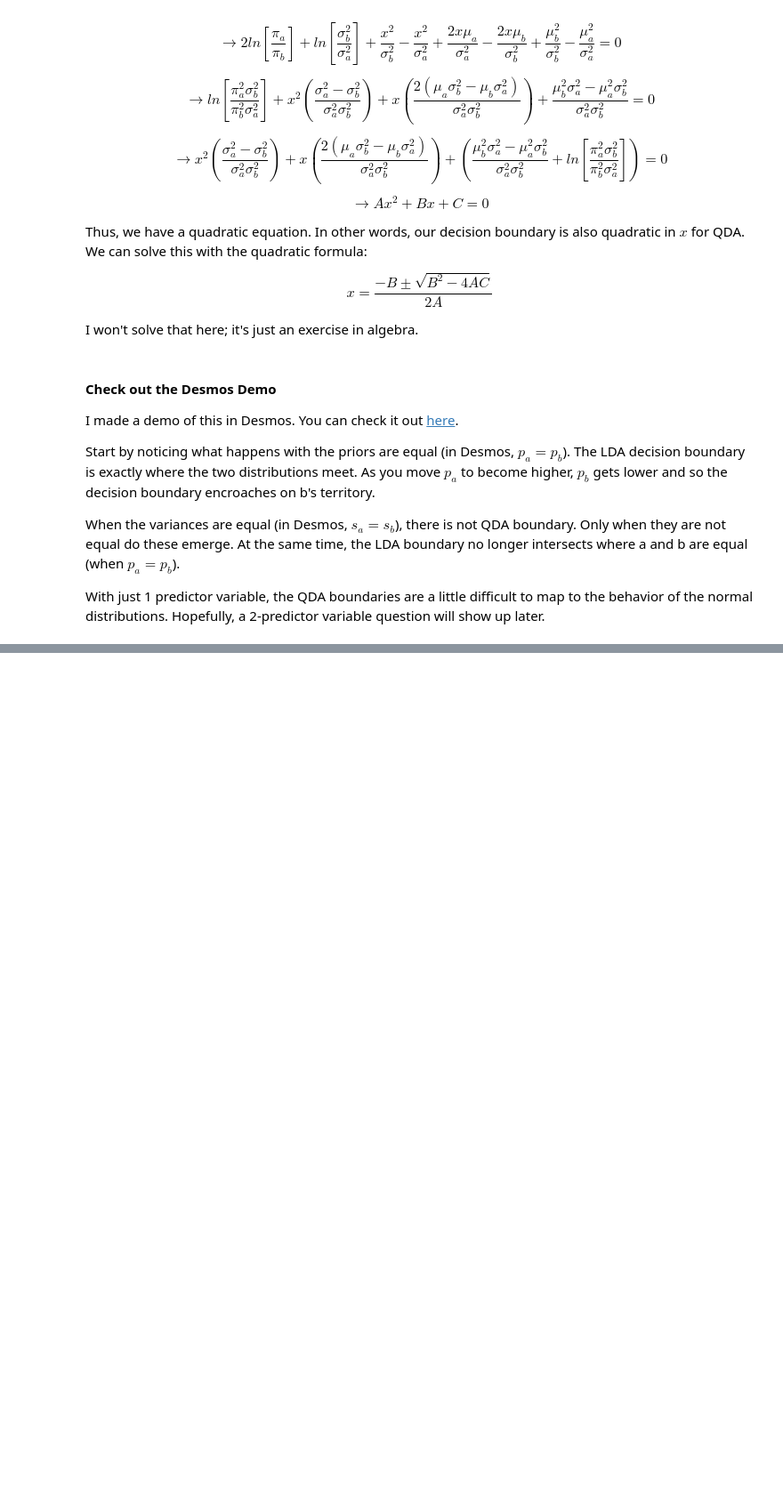
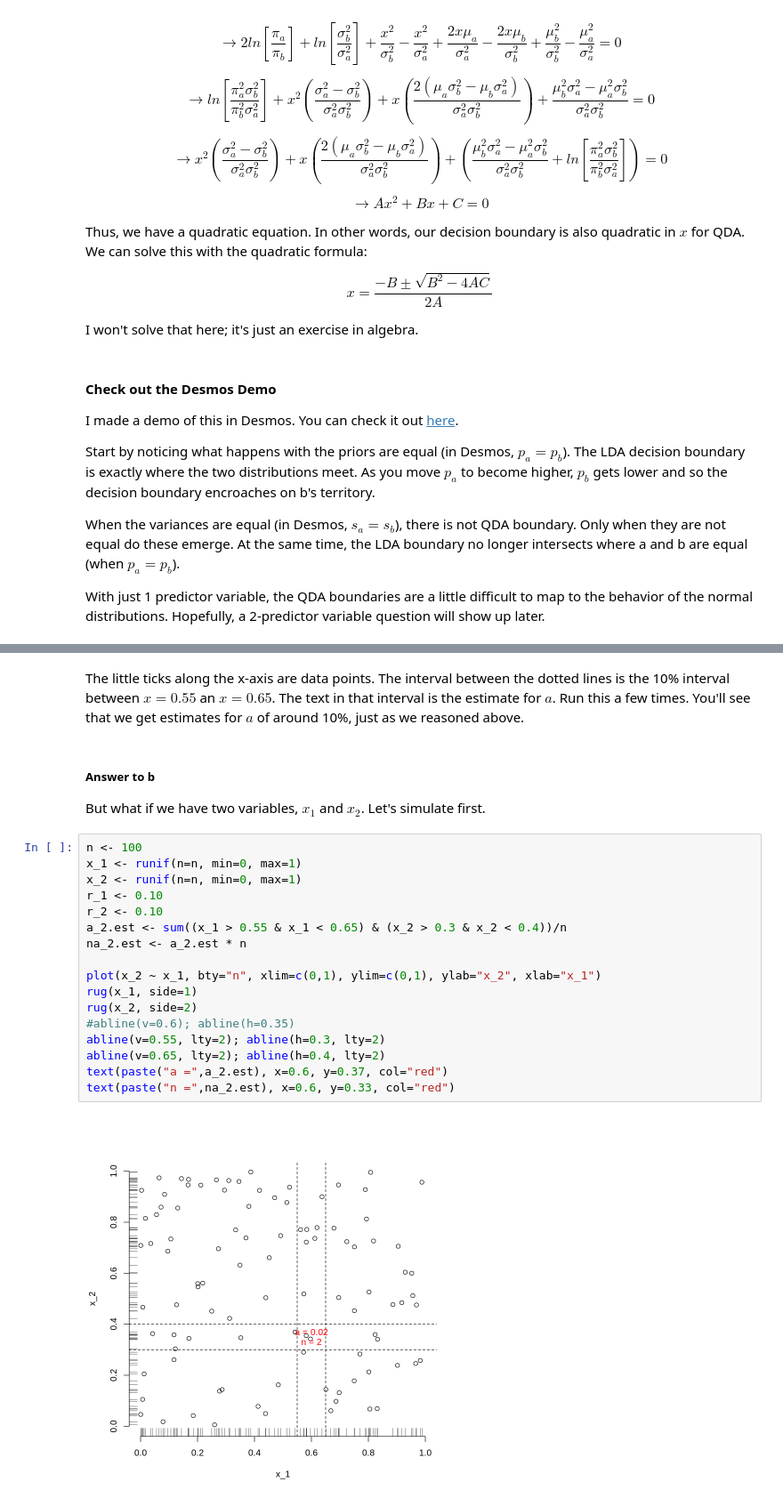
Before and after one commit to nicklausmillican/ISLR_R, a Jupyter notebook: ISLR_R_Ch4.ipynb, the cells around one changed output, grey strips where cells are left out. Shown: that part at 89% size. Drawn from its saved outputs; the diff is of its cells as text; blank space fills up the shorter version.

```diff
--- a/ISLR_R_Ch4.ipynb
+++ b/ISLR_R_Ch4.ipynb
@@ -200,0 +239,24 @@ With just 1 predictor variable, the QDA boundaries are a little difficult to map
+# %% [markdown]
+The little ticks along the x-axis are data points.  The interval between the dotted lines is the 10% interval between $x = 0.55$ an $x = 0.65$.  The text in that interval is the estimate for $a$.  Run this a few times.  You'll see that we get estimates for $a$ of around 10%, just as we reasoned above.
+# %% [markdown]
+##### Answer to b
+But what if we have two variables, $x_1$ and $x_2$.  Let's simulate first.
+# %%
+n <- 100
+x_1 <- runif(n=n, min=0, max=1)
+x_2 <- runif(n=n, min=0, max=1)
+r_1 <- 0.10
+r_2 <- 0.10
+a_2.est <- sum((x_1 > 0.55 & x_1 < 0.65) & (x_2 > 0.3 & x_2 < 0.4))/n
+na_2.est <- a_2.est * n
+
+plot(x_2 ~ x_1, bty="n", xlim=c(0,1), ylim=c(0,1), ylab="x_2", xlab="x_1")
+rug(x_1, side=1)
+rug(x_2, side=2)
+#abline(v=0.6); abline(h=0.35)
+abline(v=0.55, lty=2); abline(h=0.3, lty=2)
+abline(v=0.65, lty=2); abline(h=0.4, lty=2)
+text(paste("a =",a_2.est), x=0.6, y=0.37, col="red")
+text(paste("n =",na_2.est), x=0.6, y=0.33, col="red")
+# %% [output]
+[figure, added]
```
Also changed, not shown: parts of 15 cells of this notebook.
